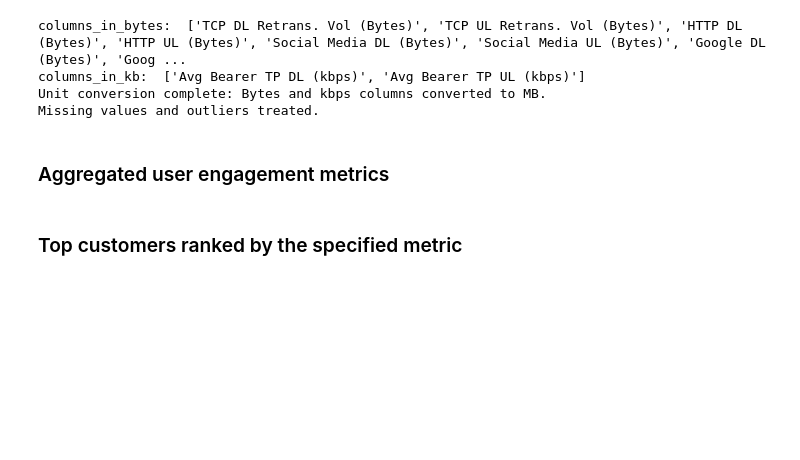
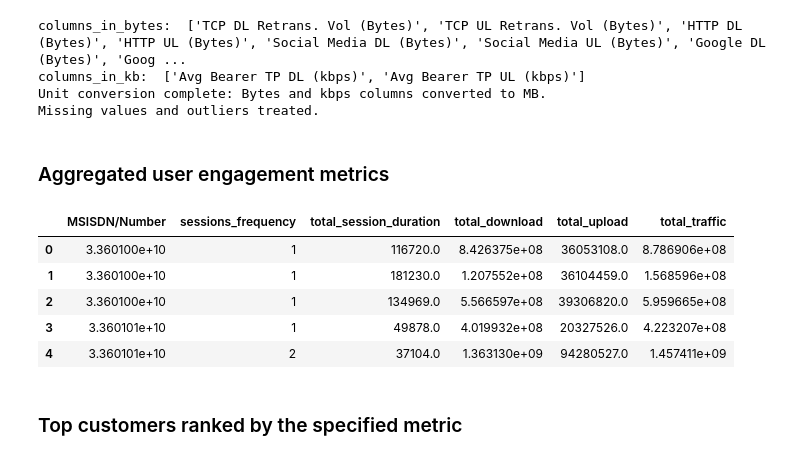
Before and after one commit to fsefu/customer-insights-analytics, a Jupyter notebook: notebooks/engagement_analysis.ipynb, the cells around one changed output. Saved outputs shown, nothing was run; the diff lists cells and outputs as text; code cells hidden in the pictures; blank space fills up the shorter version.

```diff
--- a/notebooks/engagement_analysis.ipynb
+++ b/notebooks/engagement_analysis.ipynb
@@ -69,6 +69,14 @@ user_engagement =  UserEngagementAnalysis(df)
 ### Aggregated user engagement metrics
 # %%
 engagement_metrics = user_engagement.aggregate_user_metrics()
+engagement_metrics.head()
+# %% [output]
+|  | MSISDN/Number | sessions_frequency | total_session_duration | total_download | total_upload | total_traffic |
+| 0 | 3.360100e+10 | 1 | 116720.0 | 8.426375e+08 | 36053108.0 | 8.786906e+08 |
+| 1 | 3.360100e+10 | 1 | 181230.0 | 1.207552e+08 | 36104459.0 | 1.568596e+08 |
+| 2 | 3.360100e+10 | 1 | 134969.0 | 5.566597e+08 | 39306820.0 | 5.959665e+08 |
+| 3 | 3.360101e+10 | 1 | 49878.0 | 4.019932e+08 | 20327526.0 | 4.223207e+08 |
+| 4 | 3.360101e+10 | 2 | 37104.0 | 1.363130e+09 | 94280527.0 | 1.457411e+09 |
 # %% [markdown]
 ### Top customers ranked by the specified metric
 # %%
```
Also changed, not shown: parts of 15 cells of this notebook, 1 other file.
